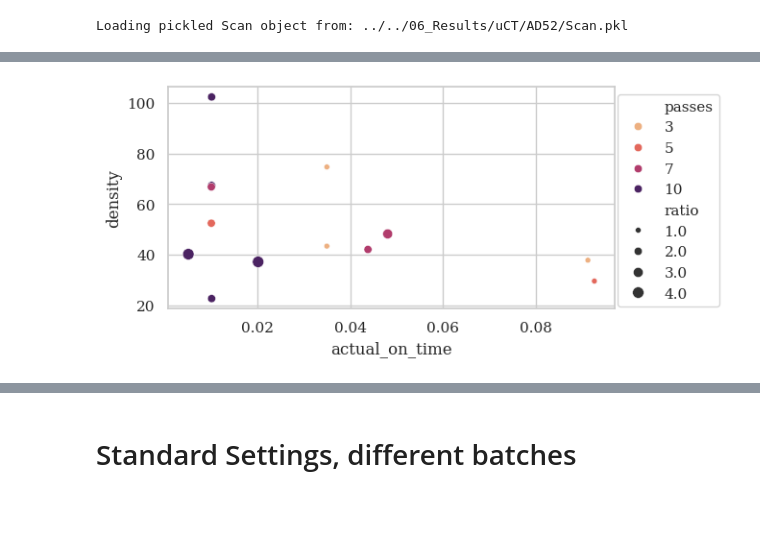
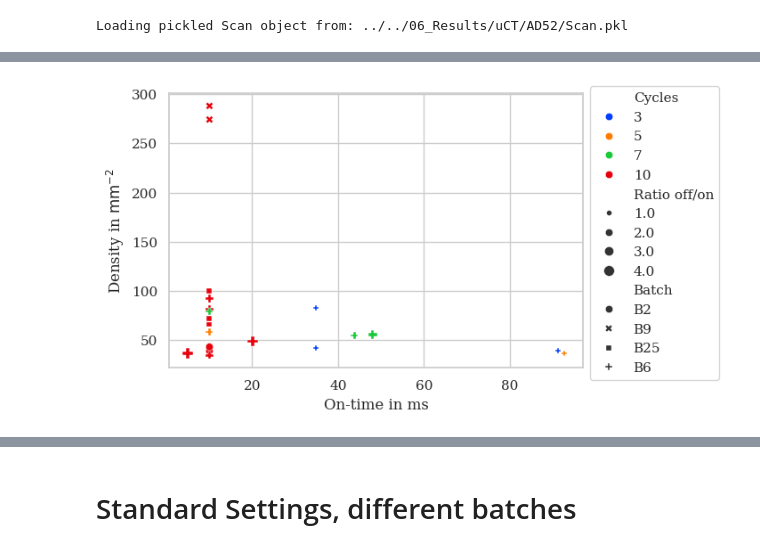
Before and after one commit to Eudoxosfly/Masterthesis, a Jupyter notebook: uCT_analysis/visualization.ipynb, the cells around one changed output, grey strips where cells are left out. Saved outputs shown, nothing was run; the diff lists cells and outputs as text; code cells hidden in the pictures; blank space fills up the shorter version.

```diff
--- a/uCT_analysis/visualization.ipynb
+++ b/uCT_analysis/visualization.ipynb
@@ -99,15 +108,15 @@ Downscaled stack to: (891, 1211, 195)
 # Visualize region property correlation
 Do for every specimen.
 # %%
-scale_factor = 2 ** 2
-for specimen in ANALYSIS_SPECIMEN:
-    areas = analytics[specimen]["2d_cell_area"] * SCALE_FACTOR_2D
-    contact = analytics[specimen]["2d_contact_pct"]
-    path = "../../06_Results/RegionCorrelations/" + specimen
-    fig = visualize_region_correlation(areas, contact)
-    fig.savefig(path + ".pdf", bbox_inches="tight", pad_inches=0)
-    fig.savefig(path + ".png", bbox_inches="tight", pad_inches=0)
-    plt.close(fig)
+# scale_factor = 2 ** 2
+# for specimen in ANALYSIS_SPECIMEN:
+#     areas = analytics[specimen]["2d_cell_area"] * SCALE_FACTOR_2D
+#     contact = analytics[specimen]["2d_contact_pct"]
+#     path = "../../06_Results/RegionCorrelations/" + specimen
+#     fig = visualize_region_correlation(areas, contact)
+#     fig.savefig(path + ".pdf", bbox_inches="tight", pad_inches=0)
+#     fig.savefig(path + ".png", bbox_inches="tight", pad_inches=0)
+#     plt.close(fig)
 # %% [markdown]
 # Visualize particle size distribution
 independent of scan, depends only on used batch (B2, B6, B9, B25).
@@ -125,9 +134,10 @@ cumulative_volume = {}
 for batch, name in zip(batch_list, batch_names):
     volumes = []
     for specimen in batch:
-        volumes = np.concat([volumes, analytics[specimen]["particle_statistics"]["volume_mm3"].values * SCALE_FACTOR_3D], axis=None)
-    diameter_distribution[name] = np.sort(np.cbrt(volumes))[:-10]*1e3
-    counts, bins = np.histogram(np.sort(np.cbrt(volumes))[:-10]*1e3, bins=100)
+        volumes = np.concat(
+            [volumes, analytics[specimen]["particle_statistics"]["volume_mm3"].values * SCALE_FACTOR_3D], axis=None)
+    diameter_distribution[name] = np.sort(np.cbrt(volumes))[:-10] * 1e3
+    counts, bins = np.histogram(np.sort(np.cbrt(volumes))[:-10] * 1e3, bins=100)
     cumulative_volume[name] = {"y": np.cumsum(counts) / np.sum(counts) * 100,
                                "x": bins[:-1]}
 # %%
@@ -247,17 +257,20 @@ scan.export_image("stack", region_of_interest=[0, 0, 1], aspect_ratio=1)
 # %%
 sns.set_context("paper")
 sns.set_theme(font="serif", style="whitegrid", font_scale=1)
 
-fig, ax = plt.subplots(1, 1, figsize=(6, 3))
+fig, ax = plt.subplots(1, 1, figsize=(6, 4))
 sns.scatterplot(data=df,
-                x="actual_on_time",
-                y="density",
-                size="ratio",
-                hue="passes",
-                ax=ax,
-                palette="flare")
-ax.legend(bbox_to_anchor=(1.25, 1))
+                x="On-time in ms",
+                y="Density in $\mathrm{mm}^{-2}$",
+                size="Ratio off/on",
+                hue="Cycles",
+                style="Batch",
+                palette="bright",
+                ax=ax, )
+ax.legend(bbox_to_anchor=(1, 1.05))
+ax.set_ylabel("Density in $\mathrm{mm}^{-2}$")
+ax.set_xlabel("On-time in ms")
 fig.savefig("../../06_Results/SettingsTest/param_overview.pdf", bbox_inches="tight", pad_inches=0)
 fig.savefig("../../06_Results/SettingsTest/param_overview.png", bbox_inches="tight", pad_inches=0)
 # %% [output]
-[figure, old version]
+[figure, new version]
```
Also changed, not shown: parts of 17 cells of this notebook, 9 other files.
